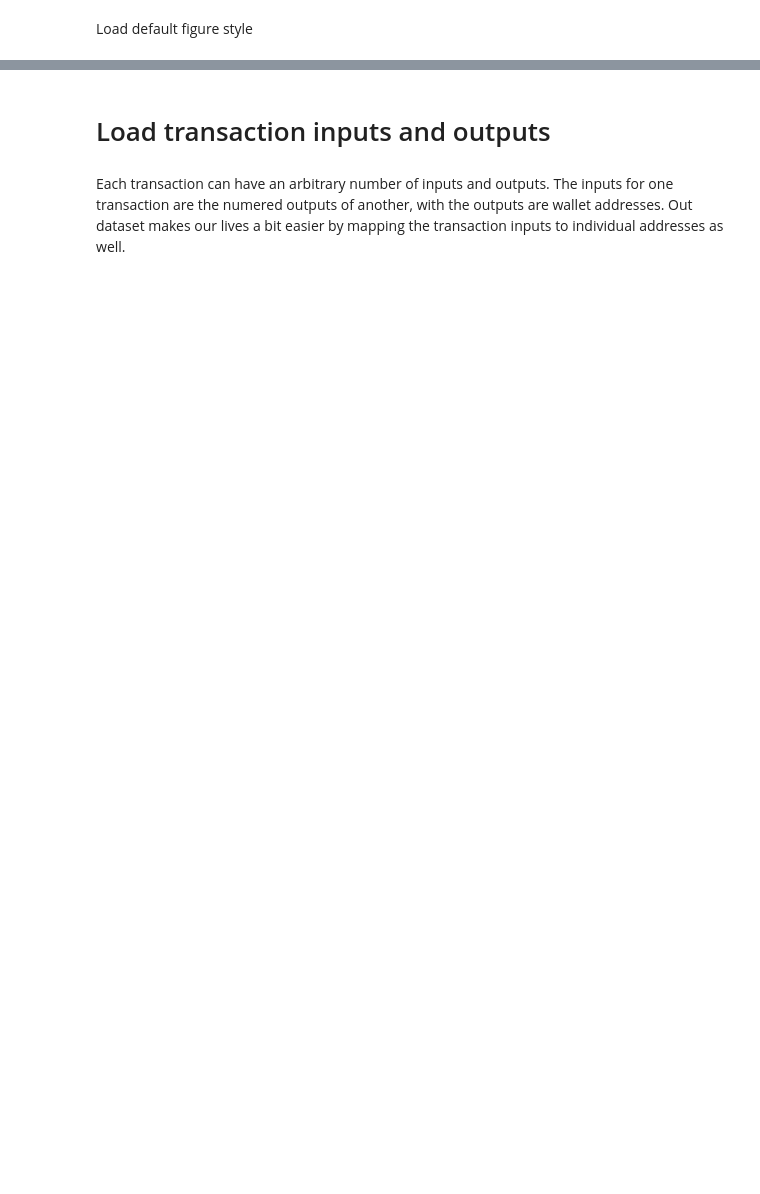
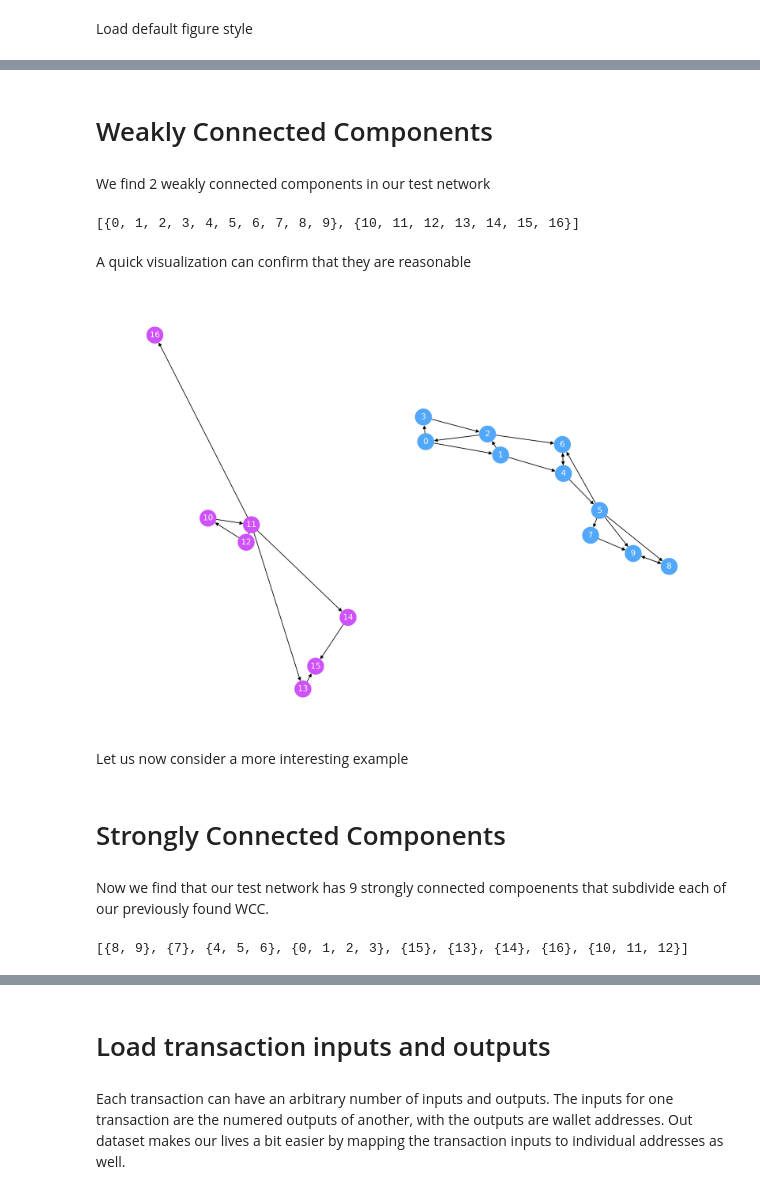
Before and after one commit to DataForScience/PyData2021, a Jupyter notebook: 3. Graph Connectivity.ipynb, the cells around one changed output, grey strips where cells are left out. Cells and saved outputs as stored; diff of their text form; code cells hidden in the pictures; blank space fills up the shorter version.

```diff
--- a/3. Graph Connectivity.ipynb
+++ b/3. Graph Connectivity.ipynb
@@ -60,0 +99,2 @@ colors = plt.rcParams['axes.prop_cycle'].by_key()['color']
+# %% [markdown]
+# Weakly Connected Components
@@ -60,0 +146,20 @@ colors = plt.rcParams['axes.prop_cycle'].by_key()['color']
+# %% [markdown]
+We find 2 weakly connected components in our test network
+# %%
+WCC = weakly_connected_components(G_test)
+print(WCC)
+# %% [output]
+[{0, 1, 2, 3, 4, 5, 6, 7, 8, 9}, {10, 11, 12, 13, 14, 15, 16}]
+# %% [markdown]
+A quick visualization can confirm that they are reasonable
+# %%
+node_colors = [colors[0] if node in WCC[0] else colors[1] for node in G_test.nodes]
+
+nx.draw(G_test, pos=G_pos, node_size=600, node_color=node_colors)
+nx.draw_networkx_labels(G_test, pos=G_pos, font_color='white');
+# %% [output]
+[figure, added]
+# %% [markdown]
+Let us now consider a more interesting example
+# %% [markdown]
+# Strongly Connected Components
@@ -60,0 +222,6 @@ colors = plt.rcParams['axes.prop_cycle'].by_key()['color']
+# %% [markdown]
+Now we find that our test network has 9 strongly connected compoenents that subdivide each of our previously found WCC.
+# %%
+SCC_test
+# %% [output]
+[{8, 9}, {7}, {4, 5, 6}, {0, 1, 2, 3}, {15}, {13}, {14}, {16}, {10, 11, 12}]
```
Also changed, not shown: parts of 15 cells of this notebook, 4 other files.
